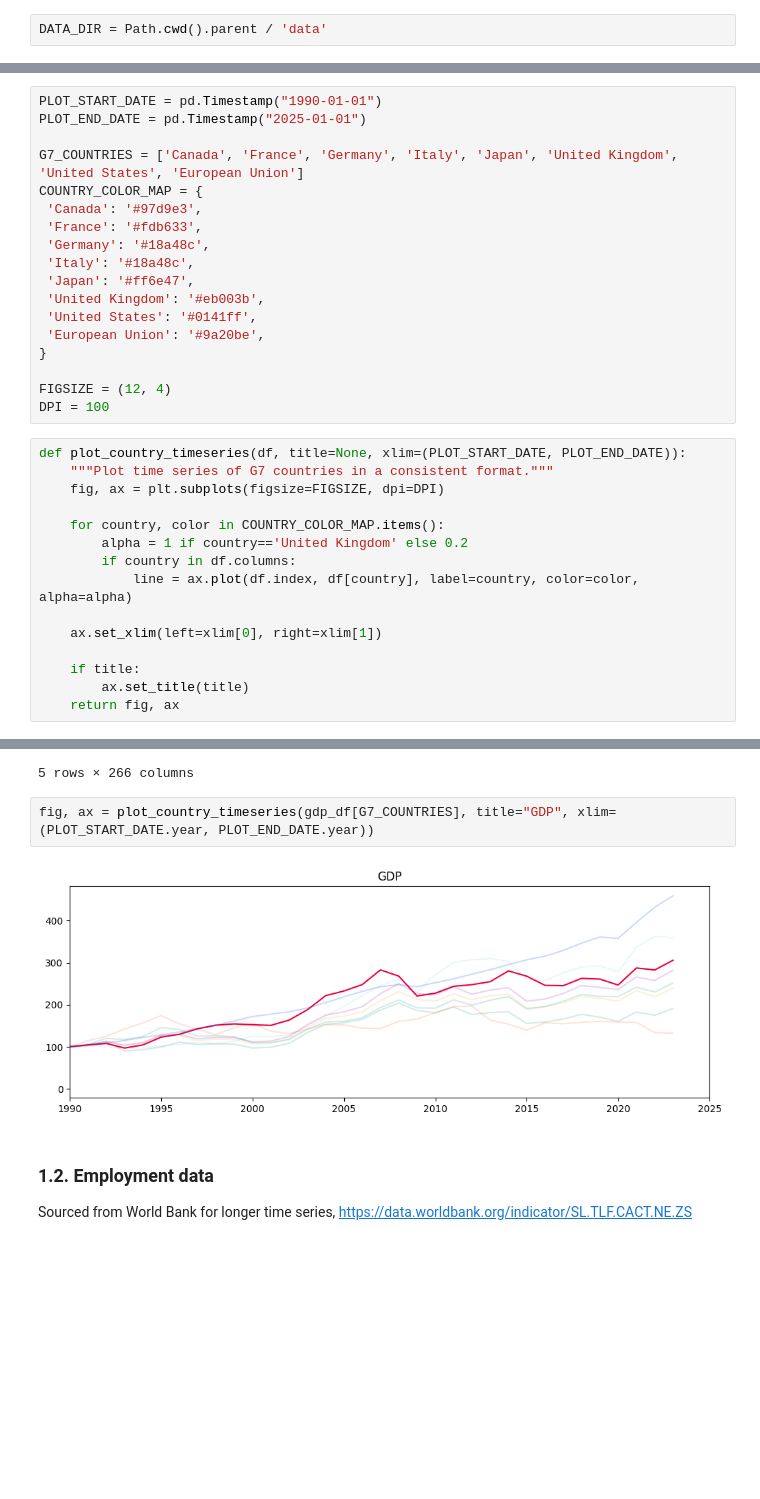
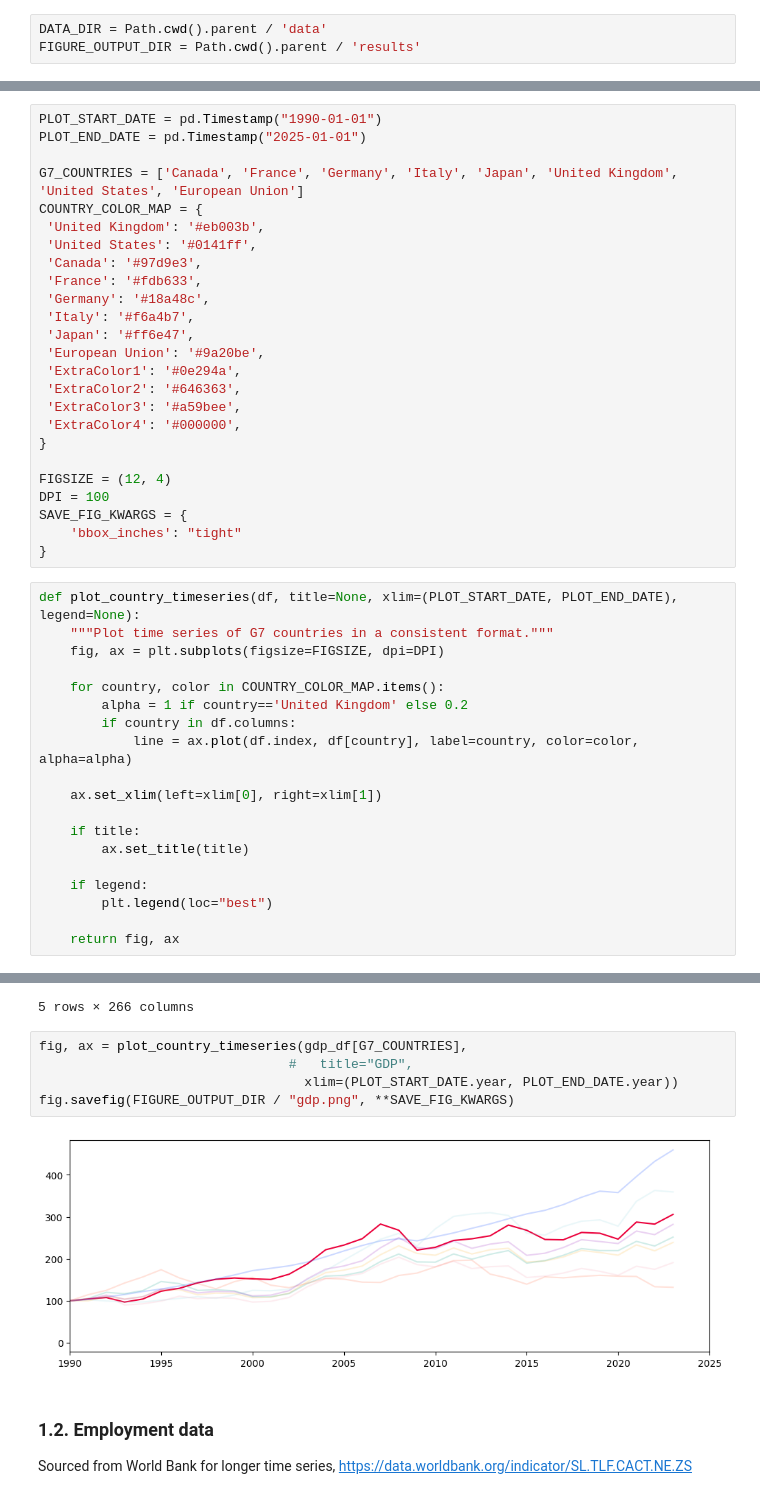
Before and after one commit to gjohl/growingeconomy, a Jupyter notebook: notebooks/presentation_plots.ipynb, the cells around one changed output, grey strips where cells are left out. Saved outputs shown, nothing was run; the diff lists cells and outputs as text; blank space fills up the shorter version.

Commit message:
Make nice plots

```diff
--- a/notebooks/presentation_plots.ipynb
+++ b/notebooks/presentation_plots.ipynb
@@ -11,6 +11,7 @@ pd.options.plotting.backend = 'plotly'
 pd.options.display.max_rows = 100
 # %%
 DATA_DIR = Path.cwd().parent / 'data'
+FIGURE_OUTPUT_DIR = Path.cwd().parent / 'results'
 # %% [markdown]
 ## 0. Plot Utils
 Define a single plotting function for consistently formatted plots.
@@ -20,20 +21,27 @@ PLOT_END_DATE = pd.Timestamp("2025-01-01")
 
 G7_COUNTRIES = ['Canada', 'France', 'Germany', 'Italy', 'Japan', 'United Kingdom', 'United States', 'European Union']
 COUNTRY_COLOR_MAP = {
+ 'United Kingdom': '#eb003b',
+ 'United States': '#0141ff',
  'Canada': '#97d9e3',
  'France': '#fdb633',
  'Germany': '#18a48c',
- 'Italy': '#18a48c',
+ 'Italy': '#f6a4b7',
  'Japan': '#ff6e47',
- 'United Kingdom': '#eb003b',
- 'United States': '#0141ff',
  'European Union': '#9a20be',
+ 'ExtraColor1': '#0e294a',
+ 'ExtraColor2': '#646363',
+ 'ExtraColor3': '#a59bee',
+ 'ExtraColor4': '#000000',
 }
 
 FIGSIZE = (12, 4)
 DPI = 100
+SAVE_FIG_KWARGS = {
+    'bbox_inches': "tight"
+}
 # %%
-def plot_country_timeseries(df, title=None, xlim=(PLOT_START_DATE, PLOT_END_DATE)):
+def plot_country_timeseries(df, title=None, xlim=(PLOT_START_DATE, PLOT_END_DATE), legend=None):
     """Plot time series of G7 countries in a consistent format."""
     fig, ax = plt.subplots(figsize=FIGSIZE, dpi=DPI)
 
@@ -46,5 +54,9 @@ def plot_country_timeseries(df, title=None, xlim=(PLOT_START_DATE, PLOT_END_DATE
 
     if title:
         ax.set_title(title)
+
+    if legend:
+        plt.legend(loc="best")
+
     return fig, ax
 # %%
@@ -107,9 +123,12 @@ gdp_df.tail()
 | 2023 | NaN | 492.079921 | NaN | 643.907248 | NaN | 1132.712301 | 362.265397 | ... |
 5 rows × 266 columns
 # %%
-fig, ax = plot_country_timeseries(gdp_df[G7_COUNTRIES], title="GDP", xlim=(PLOT_START_DATE.year, PLOT_END_DATE.year))
+fig, ax = plot_country_timeseries(gdp_df[G7_COUNTRIES],
+                                #   title="GDP",
+                                  xlim=(PLOT_START_DATE.year, PLOT_END_DATE.year))
+fig.savefig(FIGURE_OUTPUT_DIR / "gdp.png", **SAVE_FIG_KWARGS)
 # %% [output]
-[figure, old version]
+[figure, new version]
 # %% [markdown]
 ### 1.2. Employment data
 Sourced from World Bank for longer time series, https://data.worldbank.org/indicator/SL.TLF.CACT.NE.ZS
```
Also changed, not shown: parts of 12 cells of this notebook, 8 other files.
